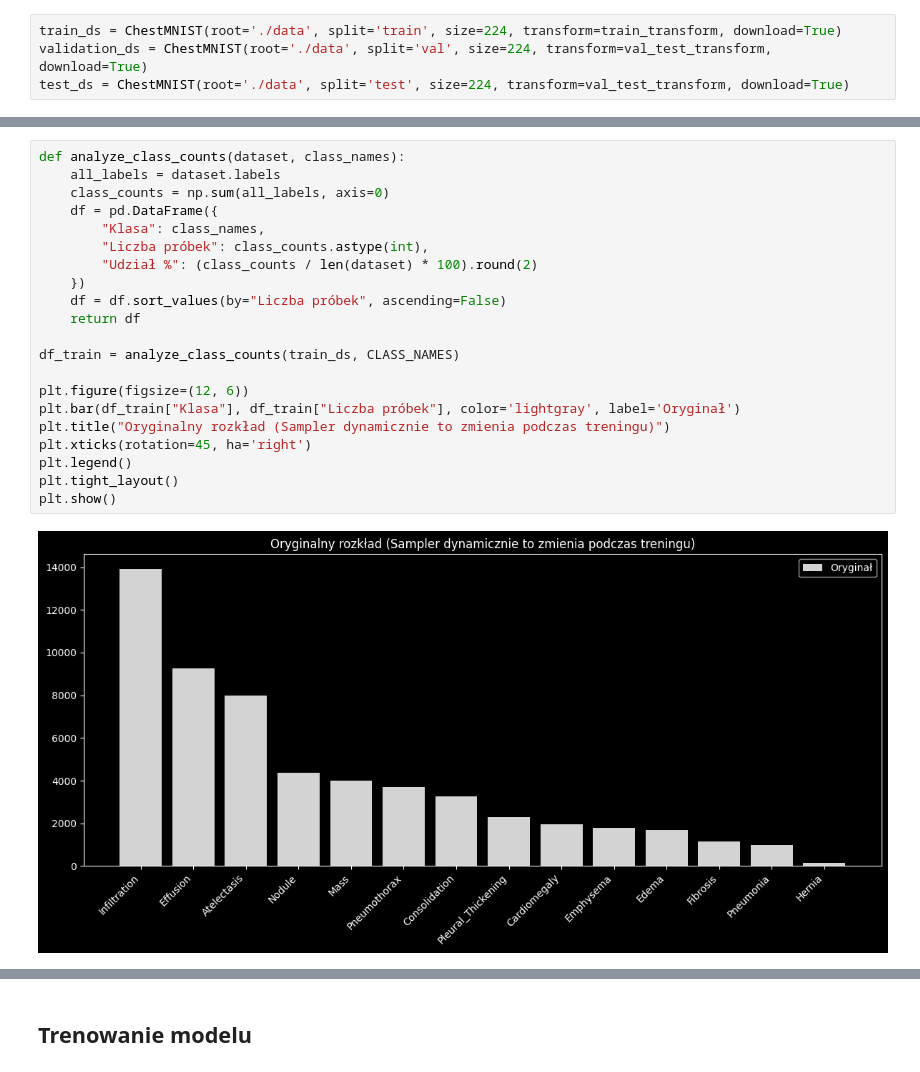
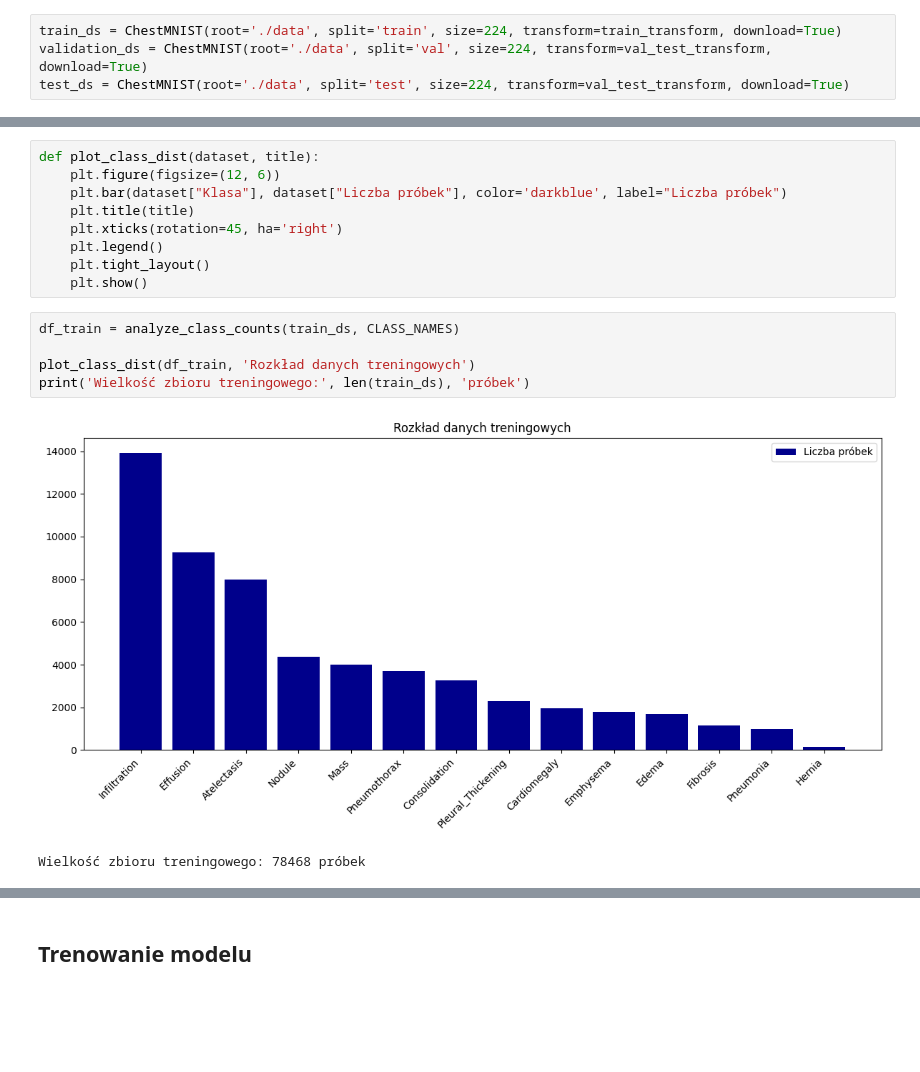
Before and after one commit to micichocki/umwdm, a Jupyter notebook: chest_mnist.ipynb, the cells around one changed output, grey strips where cells are left out. Cells and saved outputs as stored; diff of their text form; blank space fills up the shorter version.

```diff
--- a/chest_mnist.ipynb
+++ b/chest_mnist.ipynb
@@ -140,23 +133,17 @@ plt.show()
 # %%
-def analyze_class_counts(dataset, class_names):
-    all_labels = dataset.labels
-    class_counts = np.sum(all_labels, axis=0)
-    df = pd.DataFrame({
-        "Klasa": class_names,
-        "Liczba próbek": class_counts.astype(int),
-        "Udział %": (class_counts / len(dataset) * 100).round(2)
-    })
-    df = df.sort_values(by="Liczba próbek", ascending=False)
-    return df
-
-df_train = analyze_class_counts(train_ds, CLASS_NAMES)
-
-plt.figure(figsize=(12, 6))
-plt.bar(df_train["Klasa"], df_train["Liczba próbek"], color='lightgray', label='Oryginał')
-plt.title("Oryginalny rozkład (Sampler dynamicznie to zmienia podczas treningu)")
-plt.xticks(rotation=45, ha='right')
-plt.legend()
-plt.tight_layout()
-plt.show()
+def plot_class_dist(dataset, title):
+    plt.figure(figsize=(12, 6))
+    plt.bar(dataset["Klasa"], dataset["Liczba próbek"], color='darkblue', label="Liczba próbek")
+    plt.title(title)
+    plt.xticks(rotation=45, ha='right')
+    plt.legend()
+    plt.tight_layout()
+    plt.show()
-# %% [output]
-[figure, removed]
+# %%
+df_train = analyze_class_counts(train_ds, CLASS_NAMES)
+
+plot_class_dist(df_train, 'Rozkład danych treningowych')
+print('Wielkość zbioru treningowego:', len(train_ds), 'próbek')
+# %% [output]
+[figure, added]
+Wielkość zbioru treningowego: 78468 próbek
```
Also changed, not shown: parts of 70 cells of this notebook, 12 other files.
